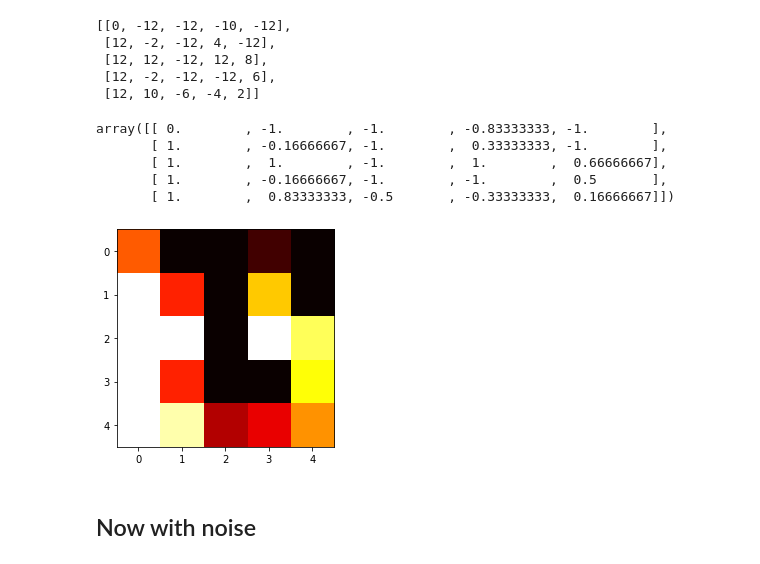
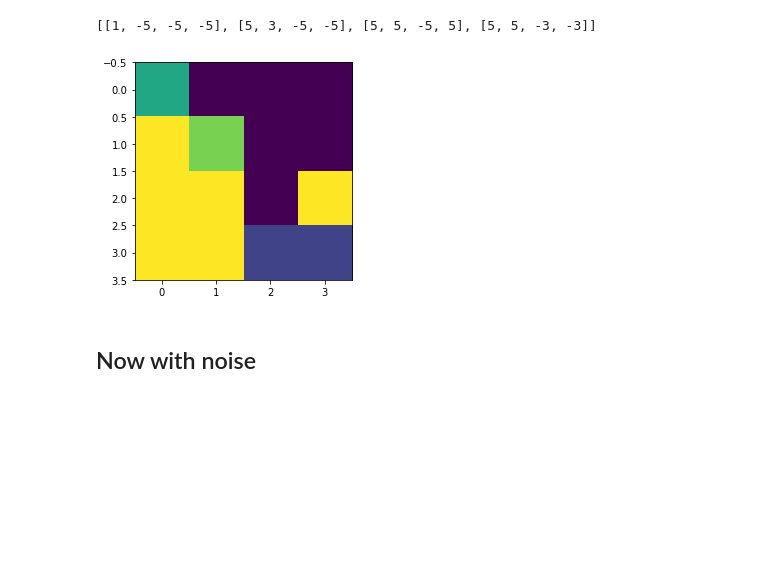
Before and after one commit to boazbk/connect-4-multiagents, a Jupyter notebook: test_bots.ipynb, the cells around one changed output. Saved outputs shown, nothing was run; the diff lists cells and outputs as text; code cells hidden in the pictures; blank space fills up the shorter version.

```diff
--- a/test_bots.ipynb
+++ b/test_bots.ipynb
@@ -1,21 +1,21 @@
 # %%
 %run connect4.py
 # %%
-REPETITIONS = 12
+REPETITIONS = 5
+NOISE = 0.4
 # %%
 import argparse
 import sys
 import os
-os.environ['PYGAME_HIDE_SUPPORT_PROMPT'] = "hide"
 from bots import *
 from board import *
 from connect4 import connect4
 bot_map = {
-    'random': RandomBot,
-    'onestep': OneStepLookAheadBot,
-    'minimax': MiniMaxBot,
-    'expectimax': ExpectiMaxBot,
-    'montecarlo': MonteCarloBot
+    'Random': RandomBot,
+    'One step': OneStepLookAheadBot,
+    'Minimax': MiniMaxBot,
+    #'expectimax': ExpectiMaxBot,
+    'Monte Carlo': MonteCarloBot
 }
 
 name_map = {
@@ -48,3 +49,0 @@ bot_map
-# %%
-p1 = bot_map['onestep'](Board.PLAYER1_PIECE)
-p2 = bot_map['montecarlo'](Board.PLAYER2_PIECE)
@@ -68,6 +55,7 @@ scores
 # %%
-
+scores = [[0 for i in range(len(bot_map))] for j in range(len(bot_map))]
 for k in range(REPETITIONS):
+    print(f"Round {k}")
     for i,p1class in enumerate(bot_map.values()):
         for j,p2class in enumerate(bot_map.values()):
             p1 = p1class(Board.PLAYER1_PIECE)
@@ -77,5 +65,8 @@ for k in range(REPETITIONS):
                 scores[i][j] += 1
             elif winner==2:
                 scores[i][j] -= 1
+    scores_nonoise = np.asarray(scores)/(k+1)
+    plt.imshow(scores_nonoise)
+    plt.show()
     print(scores)
 # %% [output]
@@ -99,29 +164,15 @@ P1 time: 34.02 seconds MOVES: 17 | P2 time34.02 seconds MOVES: 17
 # %%
 scores
 # %% [output]
-[[0, -12, -12, -10, -12],
- [12, -2, -12, 4, -12],
- [12, 12, -12, 12, 8],
- [12, -2, -12, -12, 6],
- [12, 10, -6, -4, 2]]
+[[1, -5, -5, -5], [5, 3, -5, -5], [5, 5, -5, 5], [5, 5, -3, -3]]
 # %%
 import copy
-# %%
-scores_nonoise = np.asarray(scores)/REPETITIONS
-scores_nonoise
-# %% [output]
-array([[ 0.        , -1.        , -1.        , -0.83333333, -1.        ],
-       [ 1.        , -0.16666667, -1.        ,  0.33333333, -1.        ],
-       [ 1.        ,  1.        , -1.        ,  1.        ,  0.66666667],
-       [ 1.        , -0.16666667, -1.        , -1.        ,  0.5       ],
-       [ 1.        ,  0.83333333, -0.5       , -0.33333333,  0.16666667]])
 # %%
-import matplotlib.pyplot as plt
-import numpy as np
-plt.imshow(scores_nonoise, cmap='hot', interpolation='nearest')
+scores_nonoise = np.asarray(scores)/REPETITIONS
+plt.imshow(scores_nonoise)
 plt.show()
 # %% [output]
-[figure, old version]
+[figure, new version]
 # %% [markdown]
 ## Now with noise
 # %%
```
Also changed, not shown: parts of 9 cells of this notebook.
